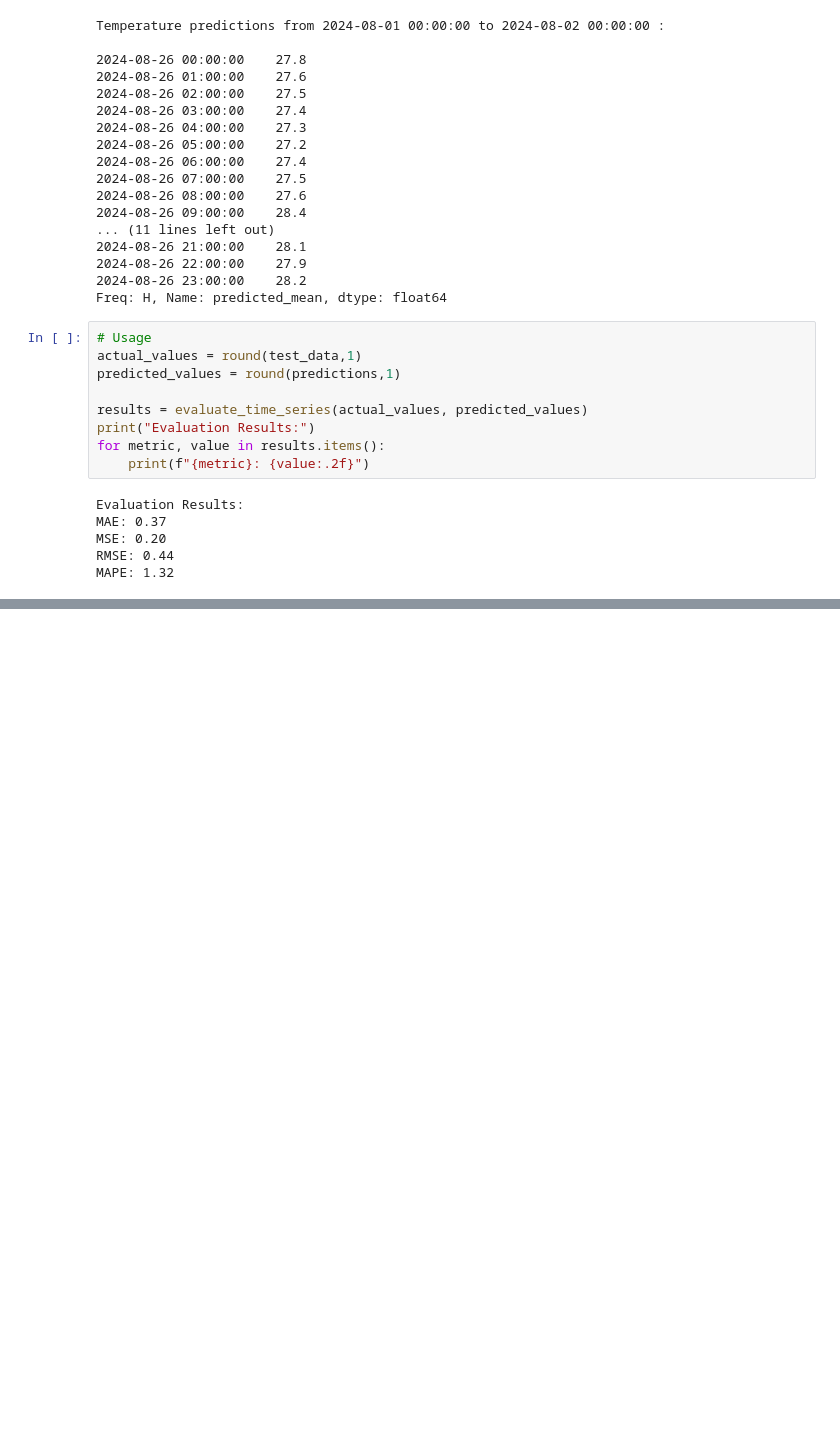
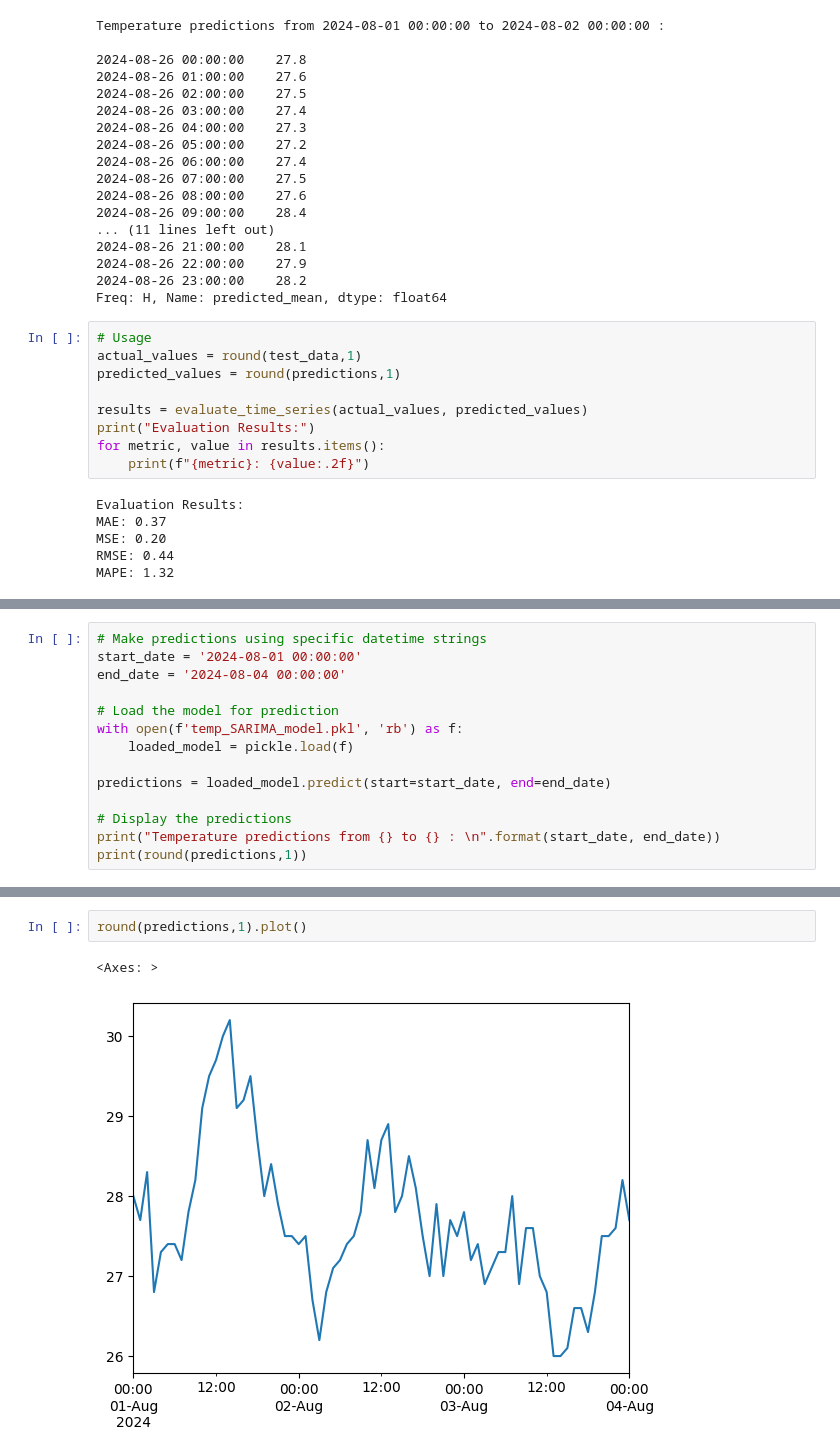
Before and after one commit to mungekarkiran/Basic_Python, a Jupyter notebook: Neha Project/Project Solar Care/Notebook/AR, MA, ARMA, ARIMA, SARIMA.ipynb, the cells around one changed output, grey strips where cells are left out. Cells and saved outputs as stored; diff of their text form; blank space fills up the shorter version.

Commit message:
New models
New models

```diff
--- a/Neha Project/Project Solar Care/Notebook/AR, MA, ARMA, ARIMA, SARIMA.ipynb
+++ b/Neha Project/Project Solar Care/Notebook/AR, MA, ARMA, ARIMA, SARIMA.ipynb
@@ -571,0 +790,14 @@ MAPE: 1.32
+# %%
+# Make predictions using specific datetime strings
+start_date = '2024-08-01 00:00:00'
+end_date = '2024-08-04 00:00:00'
+
+# Load the model for prediction
+with open(f'temp_SARIMA_model.pkl', 'rb') as f:
+    loaded_model = pickle.load(f)
+
+predictions = loaded_model.predict(start=start_date, end=end_date)
+
+# Display the predictions
+print("Temperature predictions from {} to {} : \n".format(start_date, end_date))
+print(round(predictions,1))
@@ -571,0 +819,5 @@ MAPE: 1.32
+# %%
+round(predictions,1).plot()
+# %% [output]
+<Axes: >
+[figure, added]
```
Also changed, not shown: parts of 7 cells of this notebook, 3 other files.
